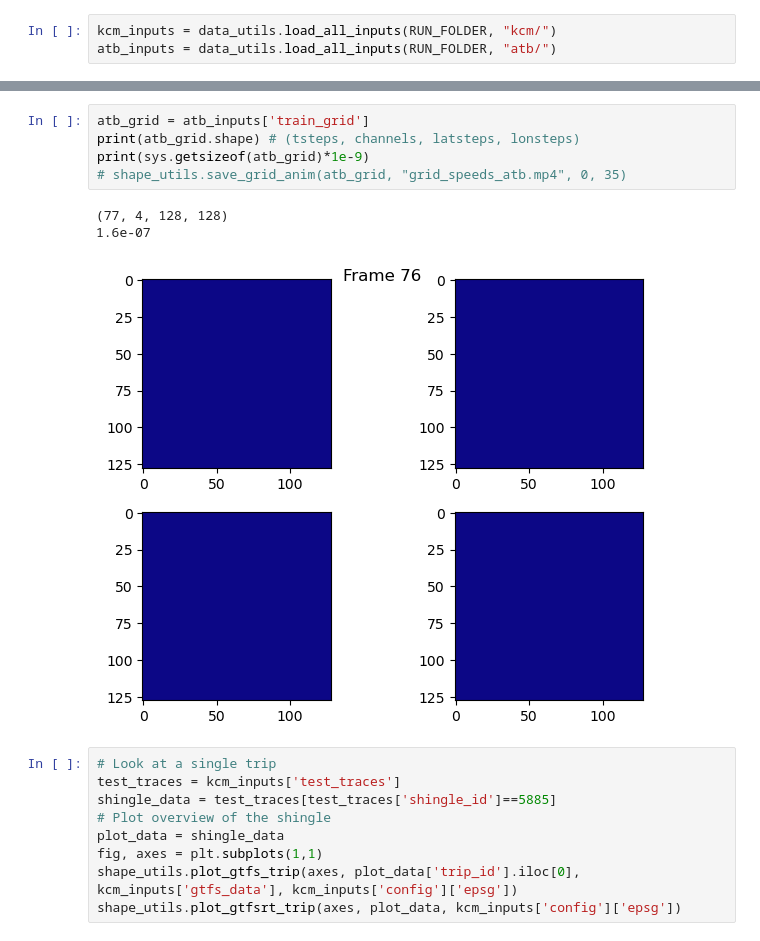
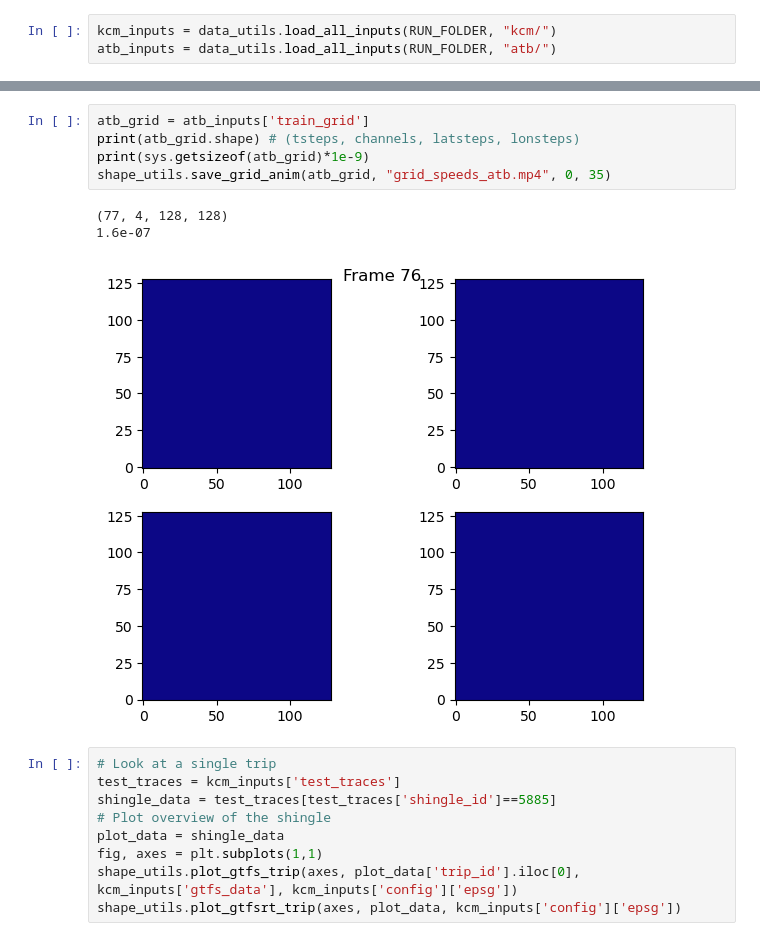
Before and after one commit to zackAemmer/generalizable_travel_times, a Jupyter notebook: src/explore_inputs.ipynb, the cells around one changed output, grey strips where cells are left out. Drawn from its saved outputs; the diff is of its cells as text.

```diff
--- a/src/explore_inputs.ipynb
+++ b/src/explore_inputs.ipynb
@@ -37,12 +32,12 @@ print(sys.getsizeof(kcm_grid)*1e-9)
 # %%
 atb_grid = atb_inputs['train_grid']
 print(atb_grid.shape) # (tsteps, channels, latsteps, lonsteps)
 print(sys.getsizeof(atb_grid)*1e-9)
-# shape_utils.save_grid_anim(atb_grid, "grid_speeds_atb.mp4", 0, 35)
+shape_utils.save_grid_anim(atb_grid, "grid_speeds_atb.mp4", 0, 35)
 # %% [output]
 (77, 4, 128, 128)
 1.6e-07
-[figure, old version]
+[figure, new version]
 # %%
 # Look at a single trip
 test_traces = kcm_inputs['test_traces']
```
Also changed, not shown: parts of 4 cells of this notebook, 3 other files.
